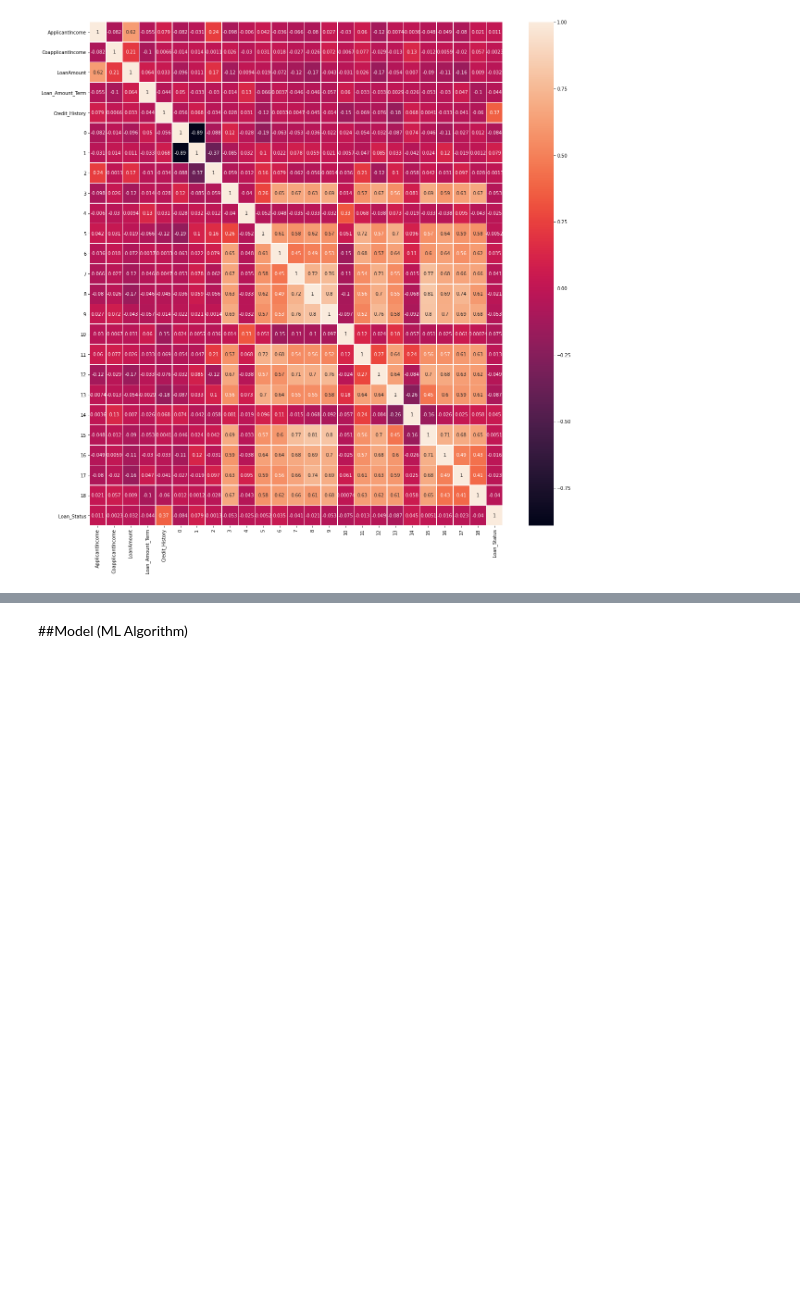
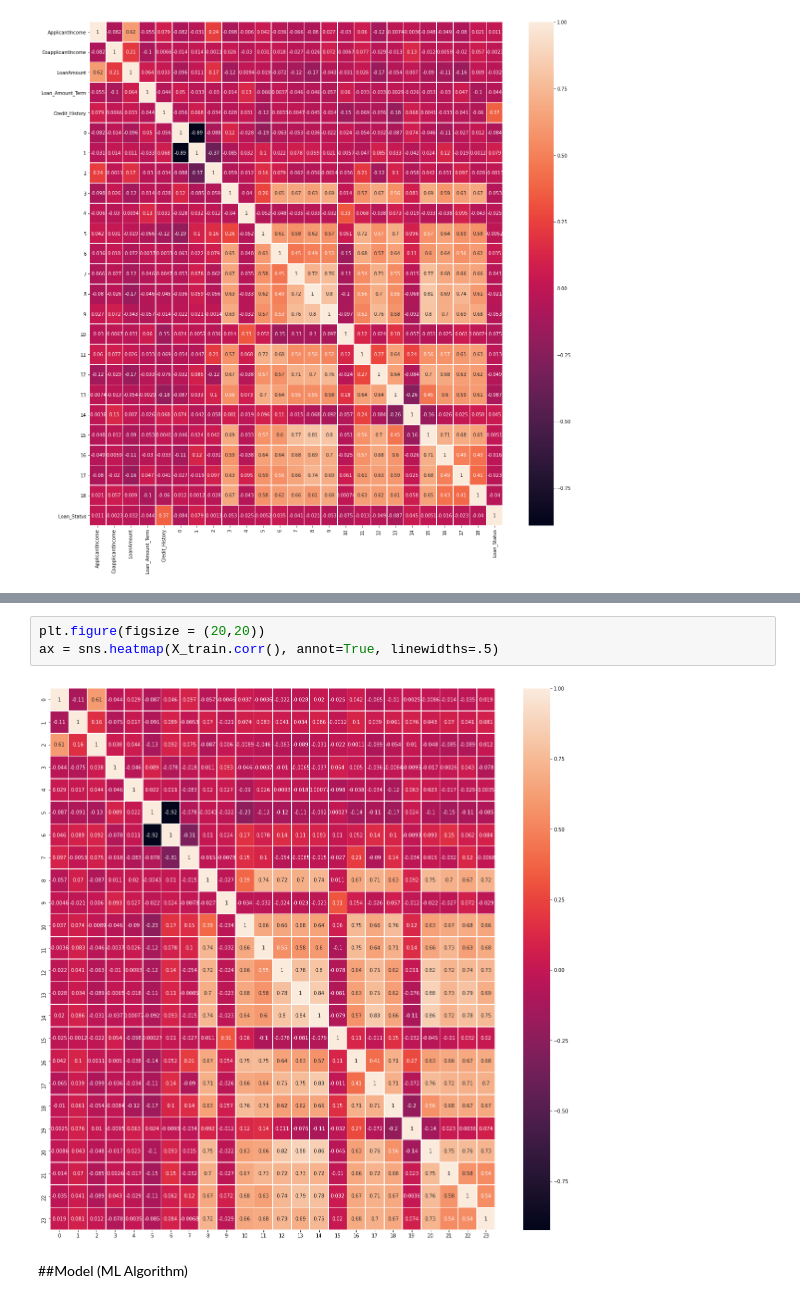
Before and after one commit to sabill/dphi-boothcamp-ml, a Jupyter notebook: Assignment_3_Advanced_Loan_or_No_Loan.ipynb, the cells around one changed output, grey strips where cells are left out. Drawn from its saved outputs; the diff is of its cells as text; blank space fills up the shorter version.

```diff
--- a/Assignment_3_Advanced_Loan_or_No_Loan.ipynb
+++ b/Assignment_3_Advanced_Loan_or_No_Loan.ipynb
@@ -370,4 +371,9 @@ After OverSampling, counts of label '0': 260
 Function safe_indexing is deprecated; safe_indexing is deprecated in version 0.22 and will be removed in version 0.24.
+# %%
+plt.figure(figsize = (20,20))
+ax = sns.heatmap(X_train.corr(), annot=True, linewidths=.5)
+# %% [output]
+[figure, added]
 # %% [markdown]
 ##Model (ML Algorithm)
 # %%
```
Also changed, not shown: parts of 30 cells of this notebook.
